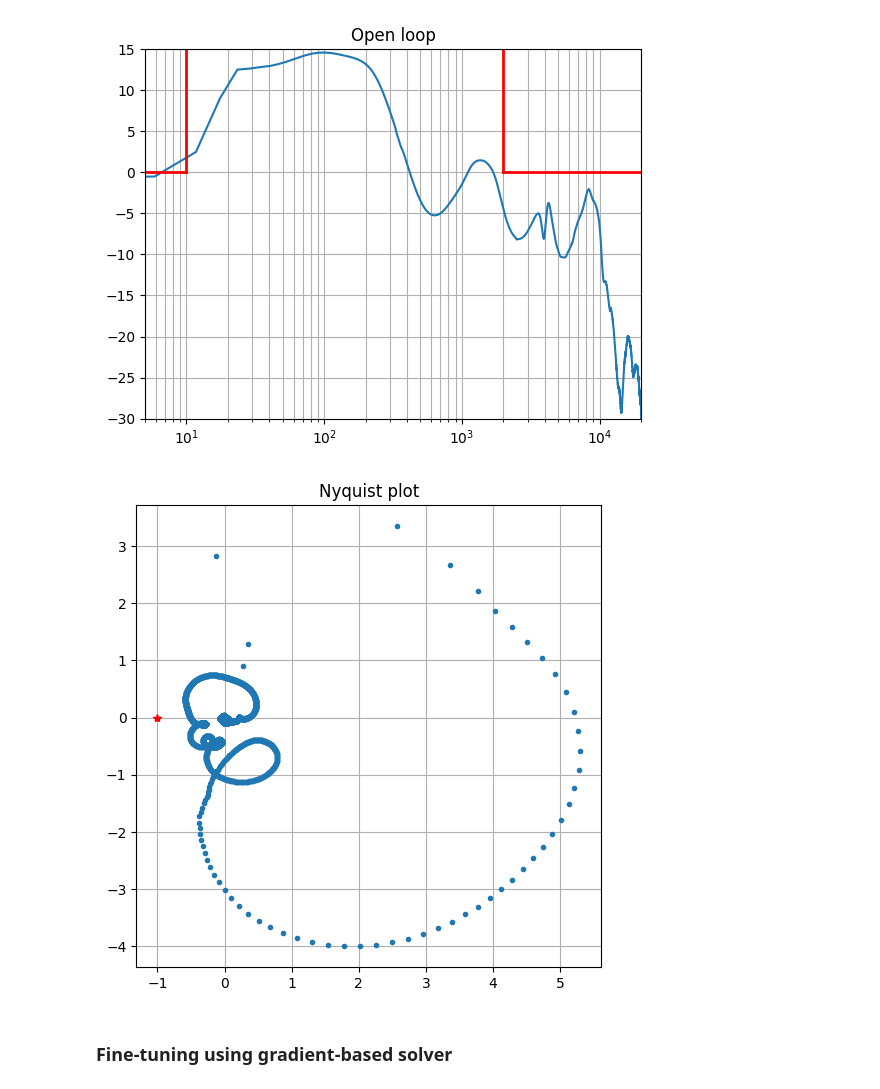
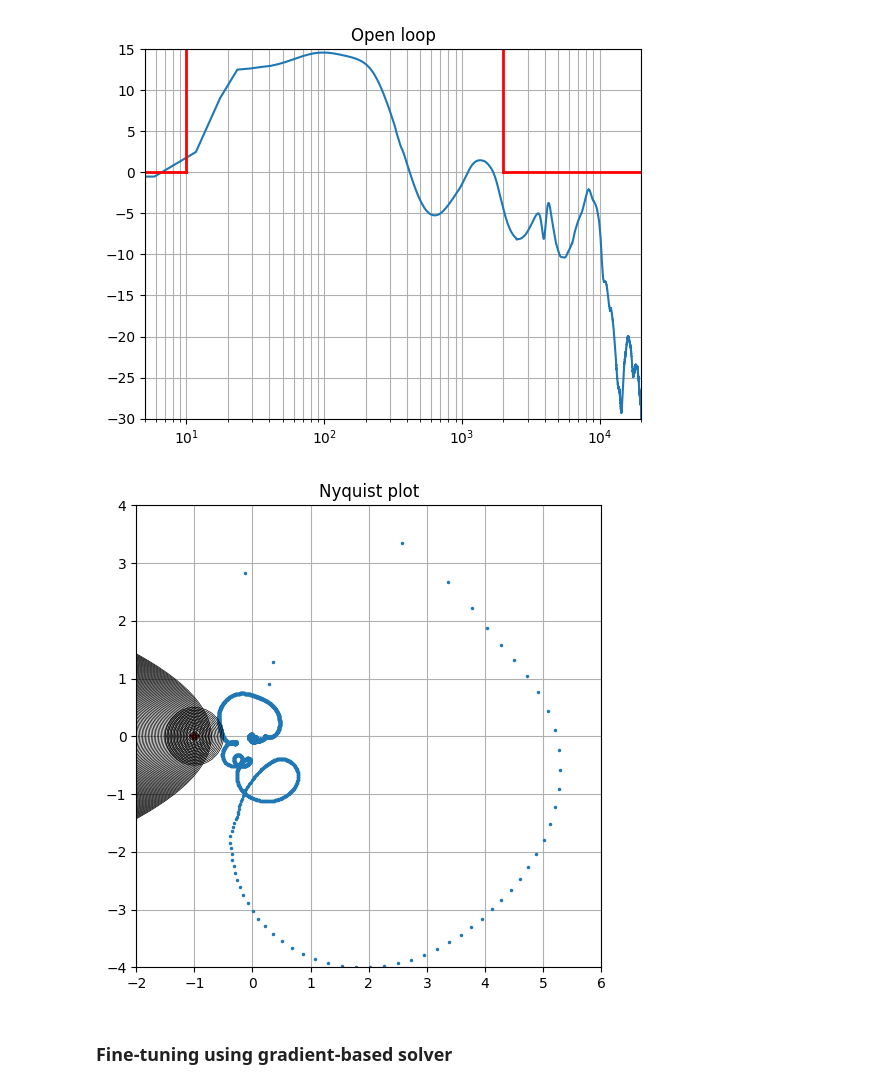
Before and after one commit to sholokhovalexey/active-noise-control, a Jupyter notebook: anc_design.ipynb, the cells around one changed output. Saved outputs shown, nothing was run; the diff lists cells and outputs as text; code cells hidden in the pictures.

```diff
--- a/anc_design.ipynb
+++ b/anc_design.ipynb
@@ -187,16 +194,36 @@ plt.title("Open loop");
 # %%
 plt.figure(figsize=(6, 6));
 
-plt.plot(H.real, H.imag, ".");
-
+plt.plot(H.real, H.imag, ".", markersize=3);
 plt.plot(-1, 0, "r*");
 
-# plt.xlim(-5, 5);
-# plt.ylim(-5, 5);
+#-----------------
+constraint_circle = ConstraintCircle(cfg.gain_max)
+
+constraint_parabola = StabilityConstraintParabola(cfg.gain_margin, cfg.phase_margin)
+# constraint_hyperbola = StabilityConstraintHyperbola(cfg.gain_margin)
+
+x_range = (-2, 6)
+y_range = (-5, 5)
+
+X = np.arange(*x_range, step=0.1)
+Y = np.arange(*y_range, step=0.1)
+
+X, Y = np.meshgrid(X, Y)
+Z = X + 1j * Y
+
+levels = np.linspace(0, 5, 200)
+plt.contour(X, Y, constraint_parabola(Z), levels=levels, colors=["black"], linewidths=0.5);
+plt.contour(X, Y, constraint_circle(Z), levels=levels, colors=["black"], linewidths=0.5);
+
+#-----------------
+plt.xlim(-2, 6);
+plt.ylim(-4, 4);
+
 plt.grid(which="both");
 plt.title("Nyquist plot");
 # %% [output]
-[figure, old version]
+[figure, new version]
 # %% [markdown]
 ### Fine-tuning using gradient-based solver
 # %%
```
Also changed, not shown: parts of 2 cells of this notebook.
